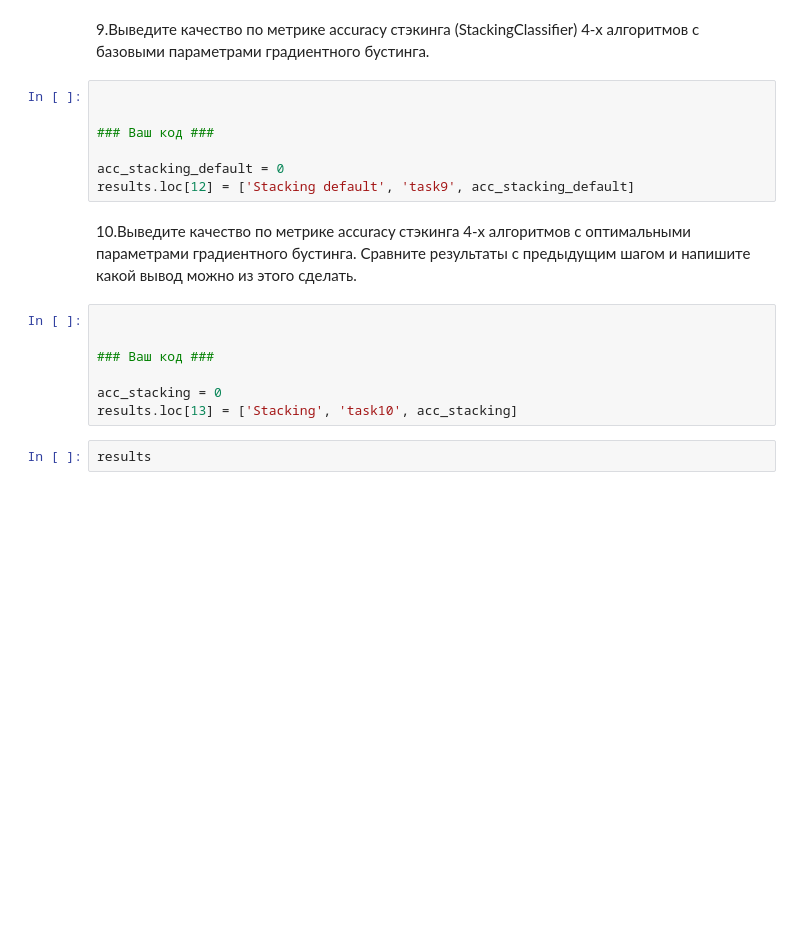
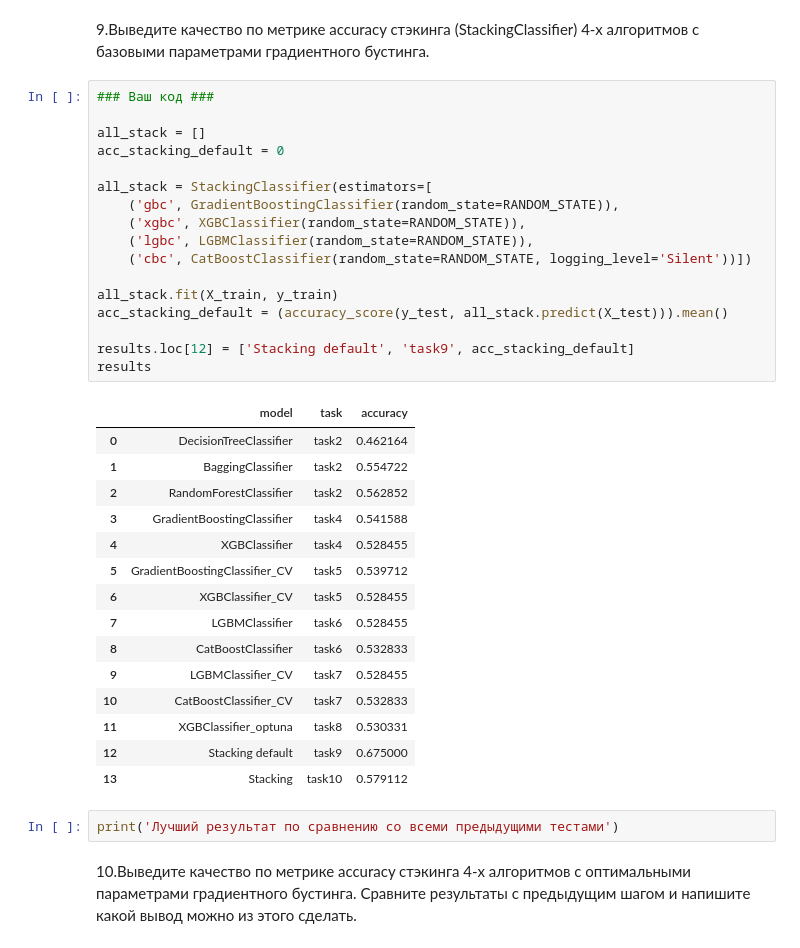
Before and after one commit to PanchenkoVI/start_of_learning_data_scientists, a Jupyter notebook: HM_Task9/HW_4_ML.ipynb, the cells around one changed output. Drawn from its saved outputs; the diff is of its cells as text; blank space fills up the shorter version.

```diff
--- a/HM_Task9/HW_4_ML.ipynb
+++ b/HM_Task9/HW_4_ML.ipynb
@@ -305,20 +407,39 @@ results.loc[11] = ['XGBClassifier_optuna', 'task8', acc_xgboost_optuna]
 # %% [markdown]
 9.Выведите качество по метрике accuracy стэкинга (StackingClassifier) 4-х алгоритмов с базовыми параметрами градиентного бустинга.
-# %%
-
-
-### Ваш код ###
-
-acc_stacking_default = 0
-results.loc[12] = ['Stacking default', 'task9', acc_stacking_default]
+# %%
+### Ваш код ###
+
+all_stack = []
+acc_stacking_default = 0
+
+all_stack = StackingClassifier(estimators=[
+    ('gbc', GradientBoostingClassifier(random_state=RANDOM_STATE)),
+    ('xgbc', XGBClassifier(random_state=RANDOM_STATE)),
+    ('lgbc', LGBMClassifier(random_state=RANDOM_STATE)),
+    ('cbc', CatBoostClassifier(random_state=RANDOM_STATE, logging_level='Silent'))])
+
+all_stack.fit(X_train, y_train)
+acc_stacking_default = (accuracy_score(y_test, all_stack.predict(X_test))).mean()
+
+results.loc[12] = ['Stacking default', 'task9', acc_stacking_default]
+results
+# %% [output]
+|  | model | task | accuracy |
+| 0 | DecisionTreeClassifier | task2 | 0.462164 |
+| 1 | BaggingClassifier | task2 | 0.554722 |
+| 2 | RandomForestClassifier | task2 | 0.562852 |
+| 3 | GradientBoostingClassifier | task4 | 0.541588 |
+| 4 | XGBClassifier | task4 | 0.528455 |
+| 5 | GradientBoostingClassifier_CV | task5 | 0.539712 |
+| 6 | XGBClassifier_CV | task5 | 0.528455 |
+| 7 | LGBMClassifier | task6 | 0.528455 |
+| 8 | CatBoostClassifier | task6 | 0.532833 |
+| 9 | LGBMClassifier_CV | task7 | 0.528455 |
+| 10 | CatBoostClassifier_CV | task7 | 0.532833 |
+| 11 | XGBClassifier_optuna | task8 | 0.530331 |
+| 12 | Stacking default | task9 | 0.675000 |
+| 13 | Stacking | task10 | 0.579112 |
+# %%
+print('Лучший результат по сравнению со всеми предыдущими тестами')
 # %% [markdown]
 10.Выведите качество по метрике accuracy стэкинга 4-х алгоритмов с оптимальными параметрами градиентного бустинга. Сравните результаты с предыдущим шагом и напишите какой вывод можно из этого сделать.
-# %%
-
-
-### Ваш код ###
-
-acc_stacking = 0
-results.loc[13] = ['Stacking', 'task10', acc_stacking]
-# %%
-results
```
Also changed, not shown: parts of 16 cells of this notebook, 4 other files.
